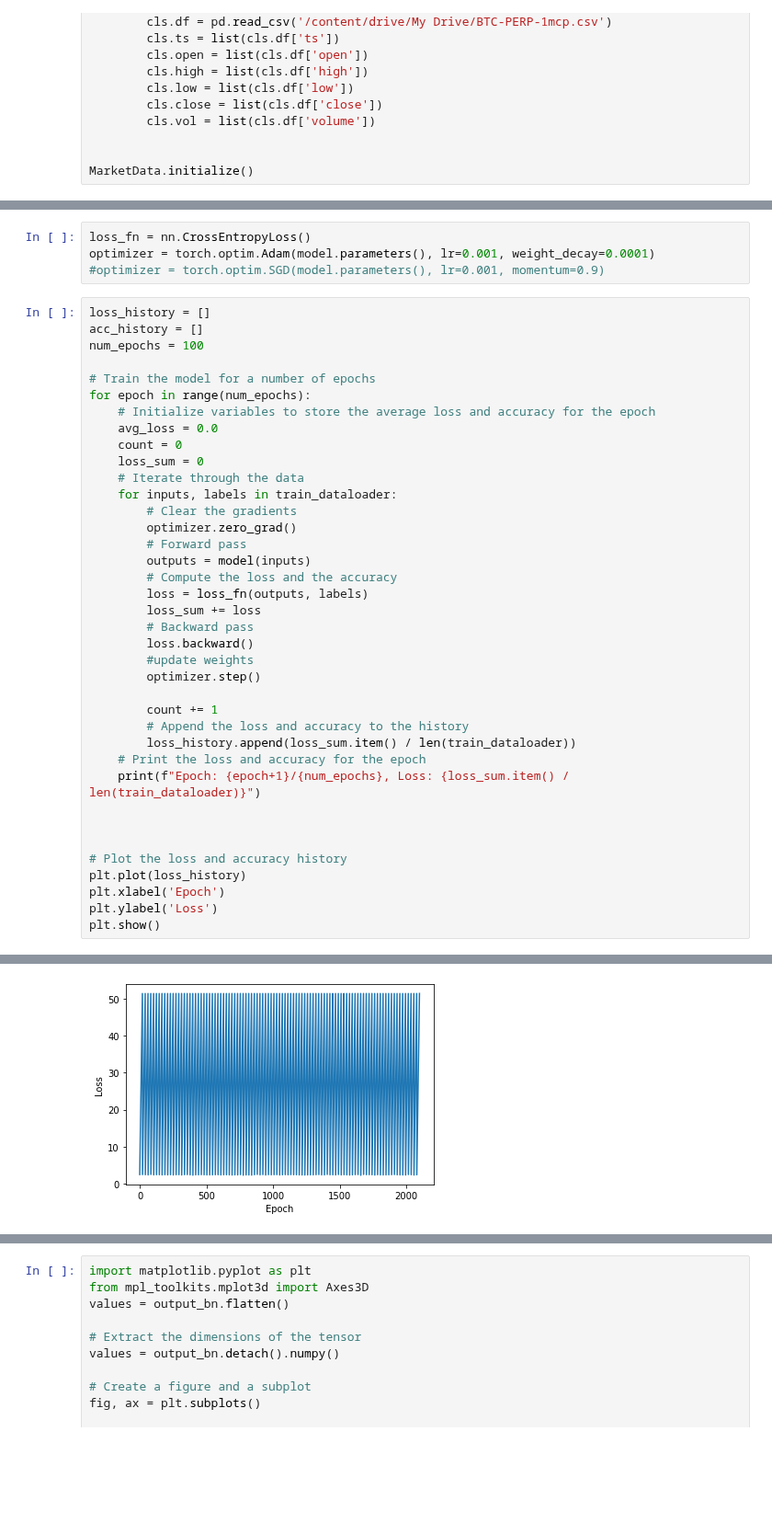
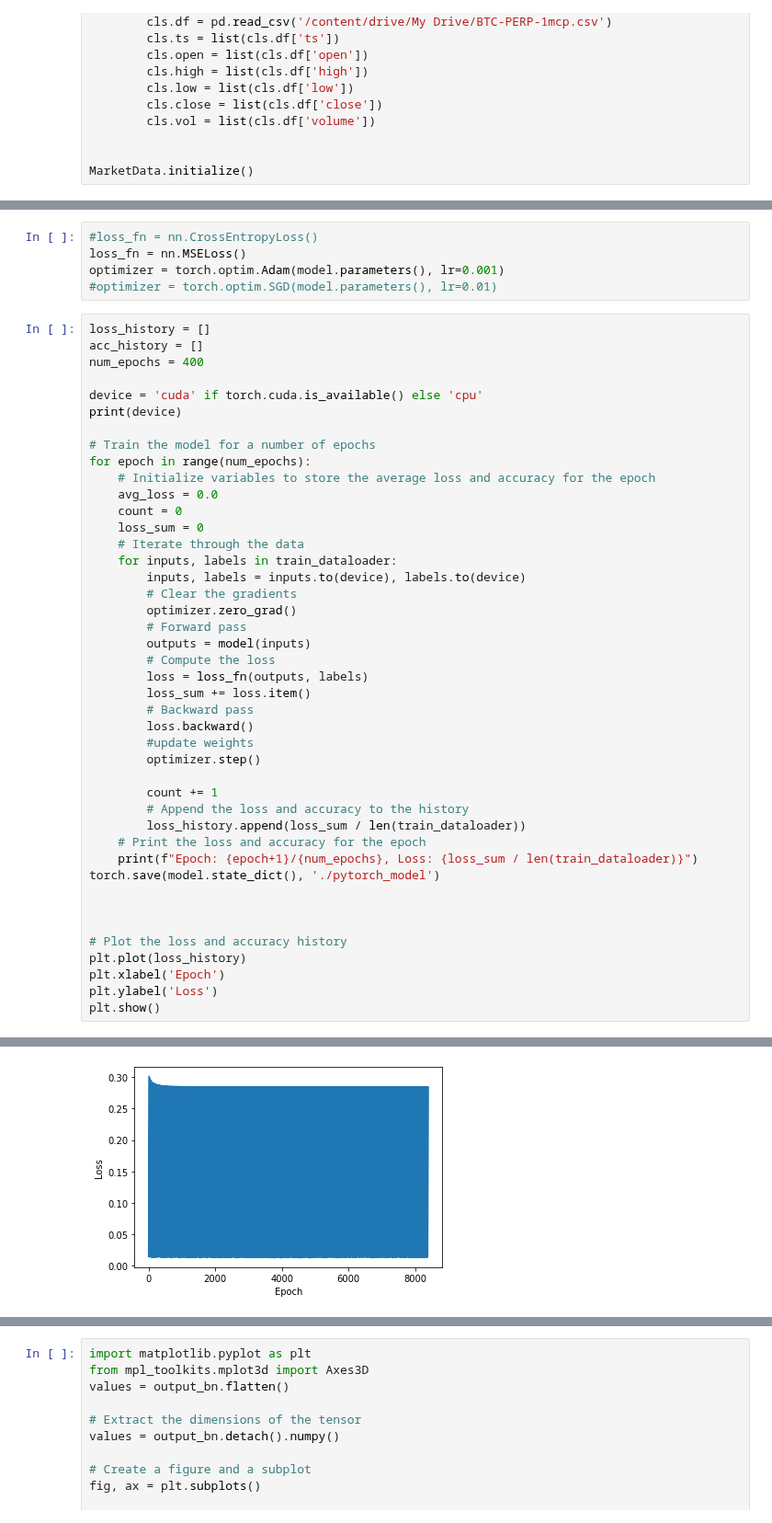
Before and after one commit to alunfes/1m-btc-data, a Jupyter notebook: PytorchAutoEncoder.ipynb, the cells around one changed output, grey strips where cells are left out. Shown at 92% size. Cells and saved outputs as stored; diff of their text form; blank space fills up the shorter version.

```diff
--- a/PytorchAutoEncoder.ipynb
+++ b/PytorchAutoEncoder.ipynb
@@ -154,12 +181,16 @@ AutoEncoder(
 )
 # %%
-loss_fn = nn.CrossEntropyLoss()
-optimizer = torch.optim.Adam(model.parameters(), lr=0.001, weight_decay=0.0001)
-#optimizer = torch.optim.SGD(model.parameters(), lr=0.001, momentum=0.9)
+#loss_fn = nn.CrossEntropyLoss()
+loss_fn = nn.MSELoss()
+optimizer = torch.optim.Adam(model.parameters(), lr=0.001)
+#optimizer = torch.optim.SGD(model.parameters(), lr=0.01)
 # %%
 loss_history = []
 acc_history = []
-num_epochs = 100
+num_epochs = 400
+
+device = 'cuda' if torch.cuda.is_available() else 'cpu'
+print(device)
 
 # Train the model for a number of epochs
 for epoch in range(num_epochs):
@@ -169,13 +200,14 @@ for epoch in range(num_epochs):
     loss_sum = 0
     # Iterate through the data
     for inputs, labels in train_dataloader:
+        inputs, labels = inputs.to(device), labels.to(device)
         # Clear the gradients
         optimizer.zero_grad()
         # Forward pass
         outputs = model(inputs)
-        # Compute the loss and the accuracy
+        # Compute the loss
         loss = loss_fn(outputs, labels)
-        loss_sum += loss
+        loss_sum += loss.item()
         # Backward pass
         loss.backward()
         #update weights
@@ -183,9 +215,10 @@ for epoch in range(num_epochs):
 
         count += 1
         # Append the loss and accuracy to the history
-        loss_history.append(loss_sum.item() / len(train_dataloader))
+        loss_history.append(loss_sum / len(train_dataloader))
     # Print the loss and accuracy for the epoch
-    print(f"Epoch: {epoch+1}/{num_epochs}, Loss: {loss_sum.item() / len(train_dataloader)}")
+    print(f"Epoch: {epoch+1}/{num_epochs}, Loss: {loss_sum / len(train_dataloader)}")
+torch.save(model.state_dict(), './pytorch_model')
 
 
 
@@ -215 +251 @@ Epoch: 100/100, Loss: 51.369239443824405
-[figure, old version]
+[figure, new version]
```
Also changed, not shown: parts of 16 cells of this notebook.
